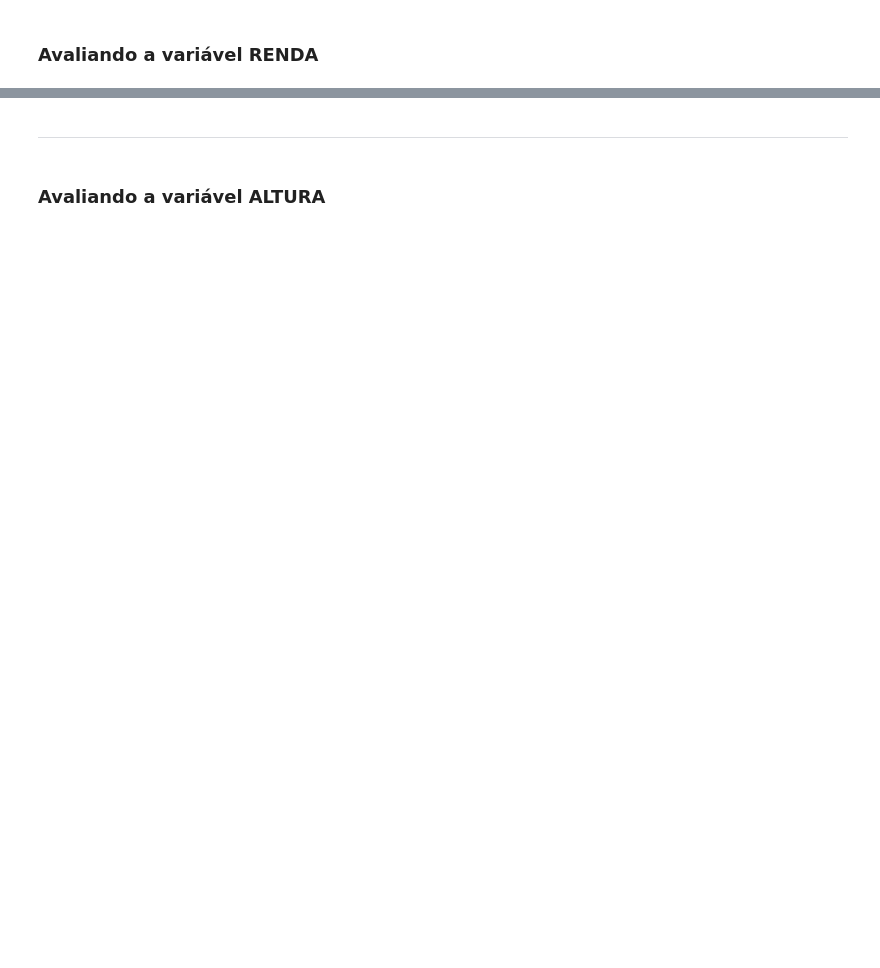
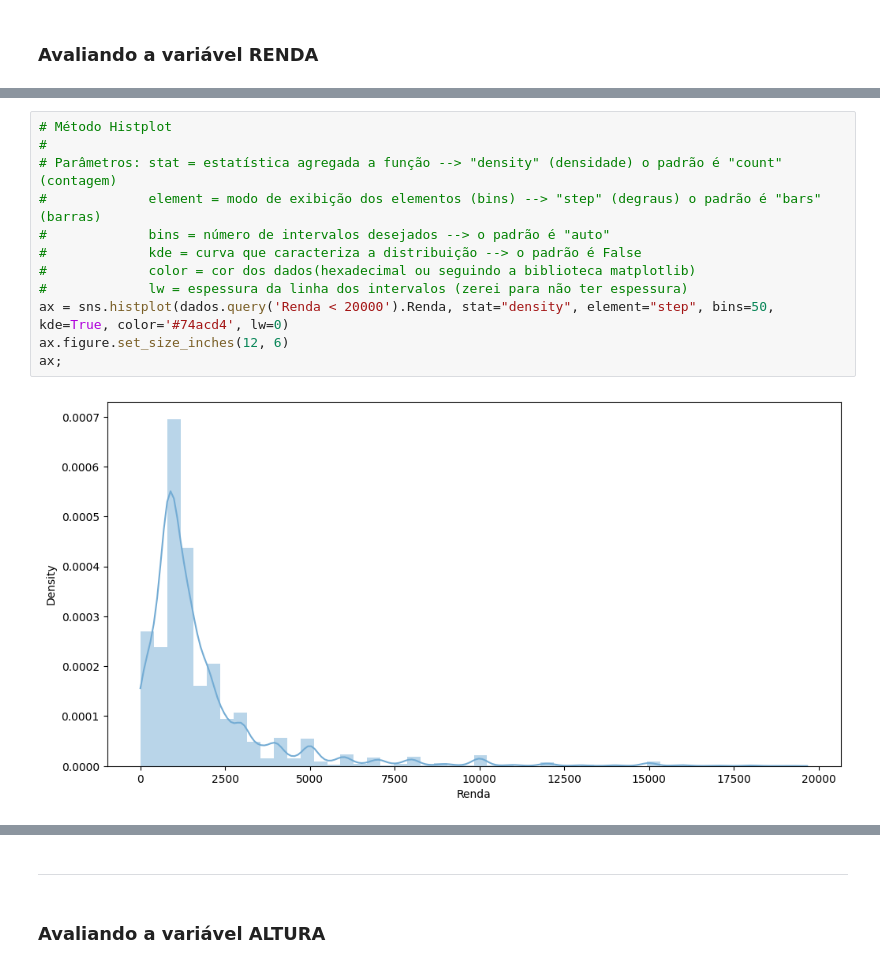
Before and after one commit to joaogabriel-fn/python-estatistica, a Jupyter notebook: Cursos/moda-e-mediana/Curso_de_Estatística_Parte_1.ipynb, the cells around one changed output, grey strips where cells are left out. Cells and saved outputs as stored; diff of their text form; blank space fills up the shorter version.

```diff
--- a/Cursos/moda-e-mediana/Curso_de_Estatística_Parte_1.ipynb
+++ b/Cursos/moda-e-mediana/Curso_de_Estatística_Parte_1.ipynb
@@ -647,0 +848,14 @@ Pode-se definir a moda como sendo o valor mais frequente de um conjunto de dados
+# %%
+# Método Histplot
+#
+# Parâmetros: stat = estatística agregada a função --> "density" (densidade) o padrão é "count" (contagem)
+#             element = modo de exibição dos elementos (bins) --> "step" (degraus) o padrão é "bars" (barras)
+#             bins = número de intervalos desejados --> o padrão é "auto"
+#             kde = curva que caracteriza a distribuição --> o padrão é False
+#             color = cor dos dados(hexadecimal ou seguindo a biblioteca matplotlib)
+#             lw = espessura da linha dos intervalos (zerei para não ter espessura)
+ax = sns.histplot(dados.query('Renda < 20000').Renda, stat="density", element="step", bins=50, kde=True, color='#74acd4', lw=0)
+ax.figure.set_size_inches(12, 6)
+ax;
+# %% [output]
+[figure, added]
```
Also changed, not shown: parts of 38 cells of this notebook.
